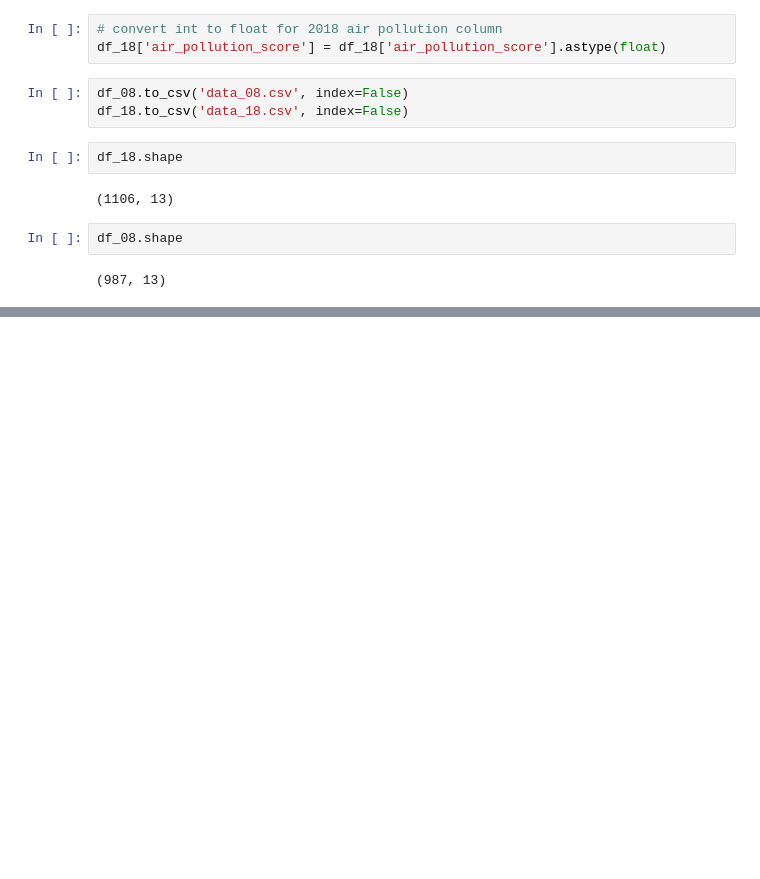
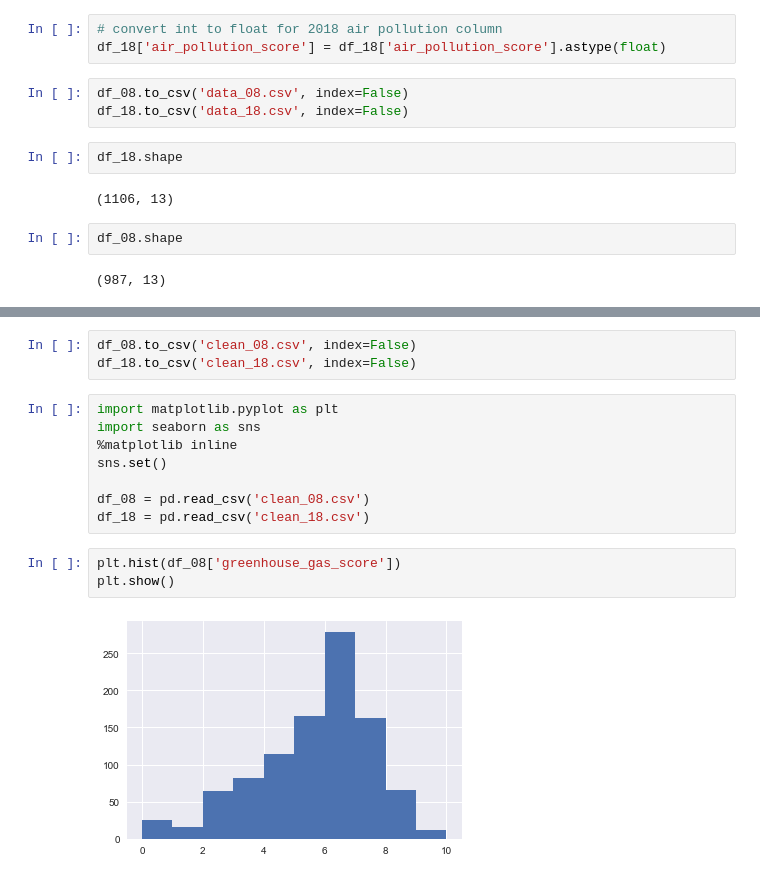
Before and after one commit to FinTechie/FuelEconomy, a Jupyter notebook: FuelEconomy.ipynb, the cells around one changed output, grey strips where cells are left out. Saved outputs shown, nothing was run; the diff lists cells and outputs as text; blank space fills up the shorter version.

```diff
--- a/FuelEconomy.ipynb
+++ b/FuelEconomy.ipynb
@@ -390,0 +363,16 @@ df_08.shape
+# %%
+df_08.to_csv('clean_08.csv', index=False)
+df_18.to_csv('clean_18.csv', index=False)
+# %%
+import matplotlib.pyplot as plt
+import seaborn as sns
+%matplotlib inline
+sns.set()
+
+df_08 = pd.read_csv('clean_08.csv')
+df_18 = pd.read_csv('clean_18.csv')
+# %%
+plt.hist(df_08['greenhouse_gas_score'])
+plt.show()
+# %% [output]
+[figure, added]
```
Also changed, not shown: parts of 40 cells of this notebook, 6 other files.
